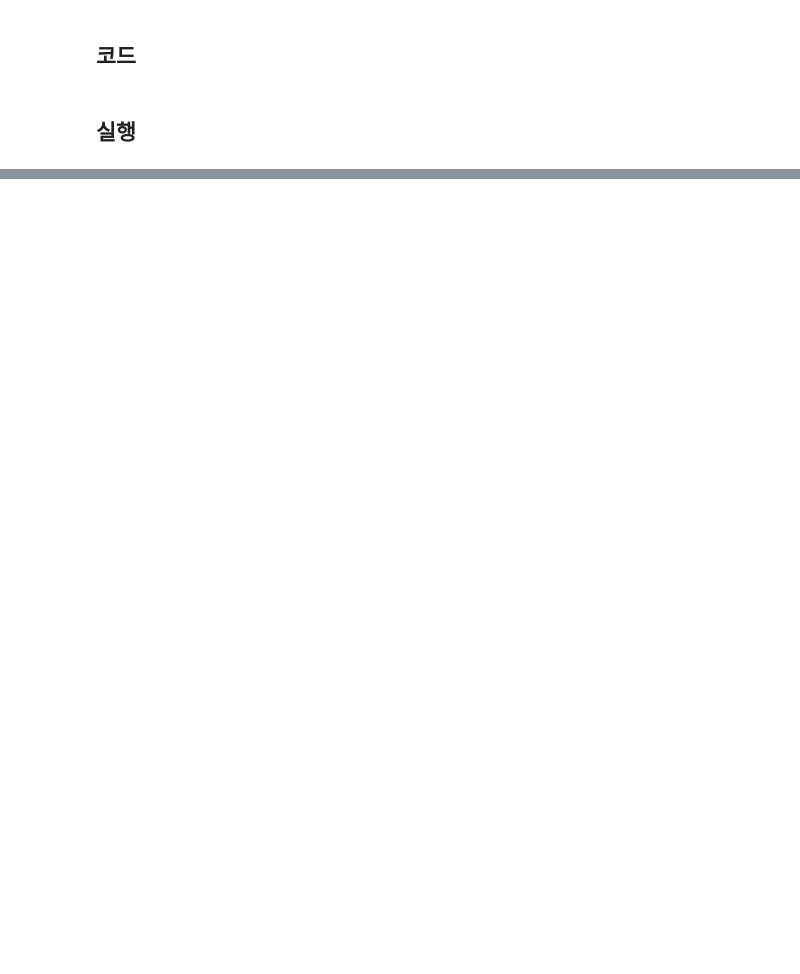
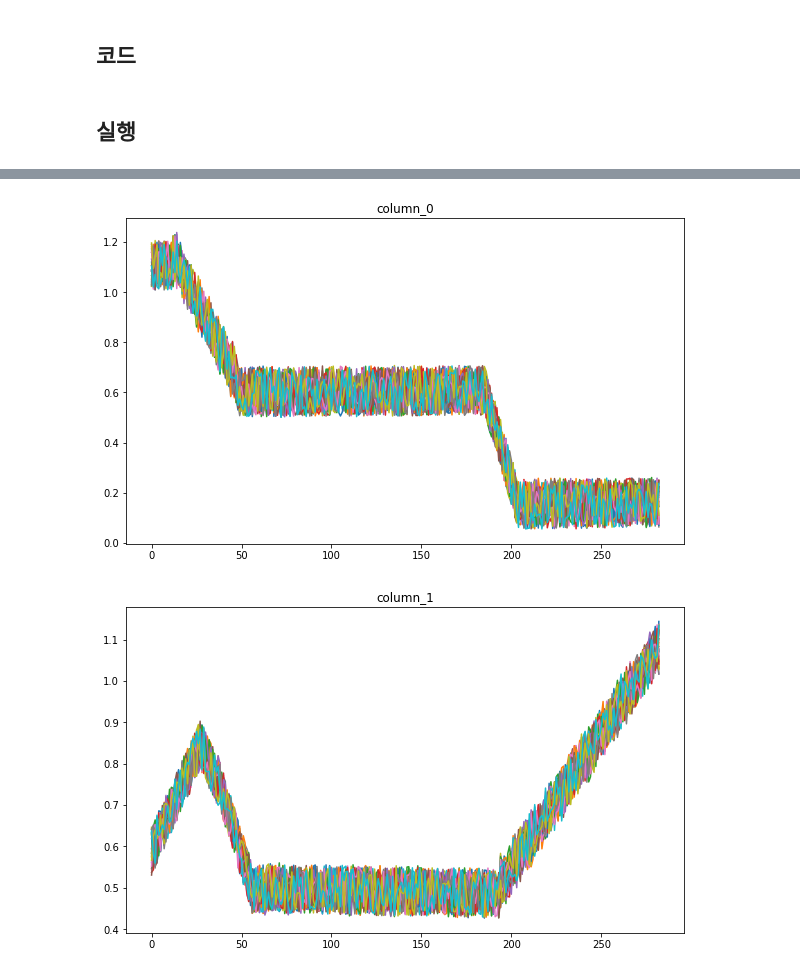
Before and after one commit to htyvv/pytorch_snippets, a Jupyter notebook: src/generator/pr_sample.ipynb, the cells around one changed output, grey strips where cells are left out. Saved outputs shown, nothing was run; the diff lists cells and outputs as text; code cells hidden in the pictures; blank space fills up the shorter version.

```diff
--- a/src/generator/pr_sample.ipynb
+++ b/src/generator/pr_sample.ipynb
@@ -368,0 +465,11 @@ sample_df = generate_pr_sample(
+# %%
+for sensor_name in abnormal_sample_list[0].columns:
+    if sensor_name in [time_col, class_col] + key_cols:
+        continue
+    plt.figure(figsize=(10,6))
+    plt.title(sensor_name)
+    for sample in abnormal_sample_list:
+        sample[sensor_name].reset_index(drop=True).plot()
+# %% [output]
+[figure, added]
+[figure, added]
```
Also changed, not shown: parts of 14 cells of this notebook, 2 other files.
